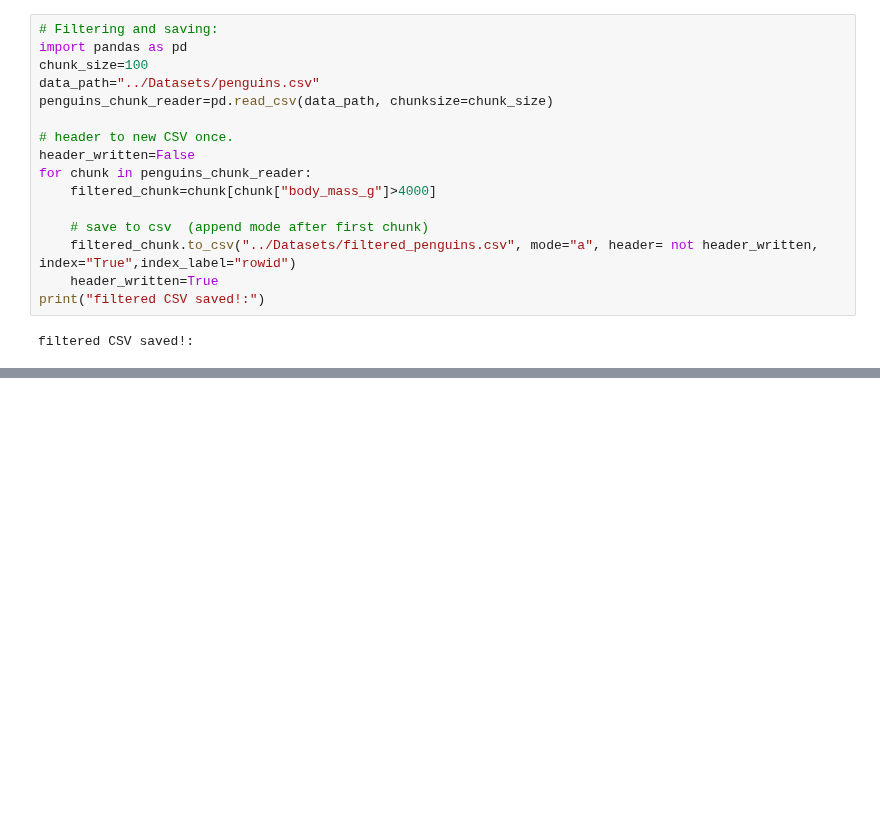
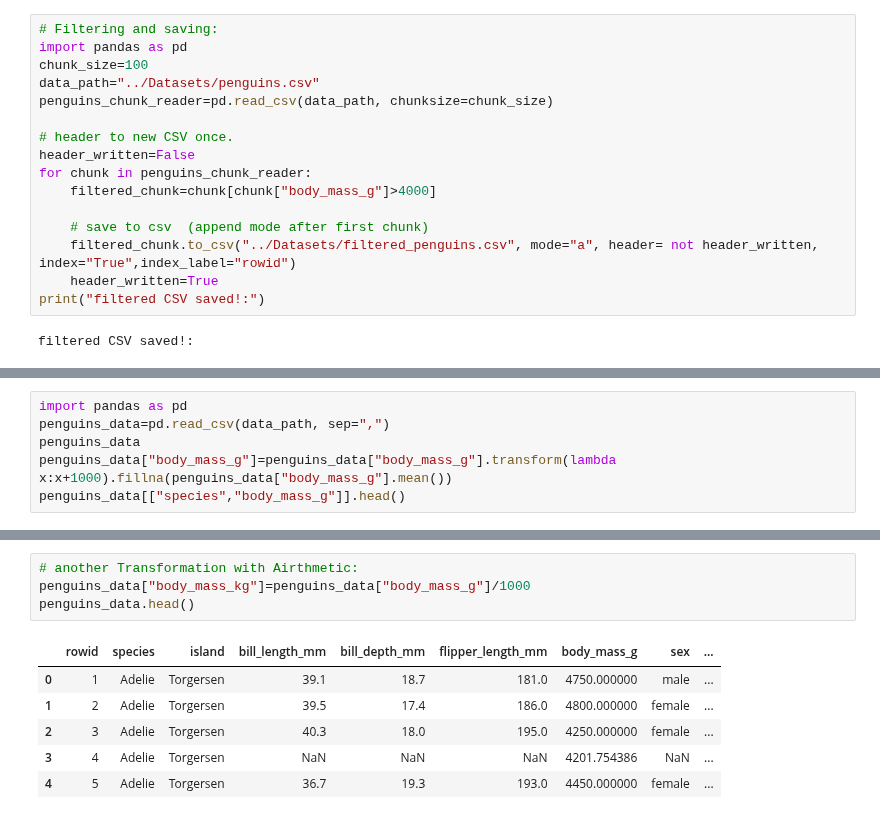
Before and after one commit to Praruj/Pandas_Practise_Portfolio, a Jupyter notebook: Notebooks/Pandas_01_Data_import.ipynb, the cells around one changed output, grey strips where cells are left out. Cells and saved outputs as stored; diff of their text form; blank space fills up the shorter version.

```diff
--- a/Notebooks/Pandas_01_Data_import.ipynb
+++ b/Notebooks/Pandas_01_Data_import.ipynb
@@ -203,0 +157,6 @@ filtered CSV saved!:
+# %%
+import pandas as pd
+penguins_data=pd.read_csv(data_path, sep=",")
+penguins_data
+penguins_data["body_mass_g"]=penguins_data["body_mass_g"].transform(lambda x:x+1000).fillna(penguins_data["body_mass_g"].mean())
+penguins_data[["species","body_mass_g"]].head()
@@ -203,0 +170,11 @@ filtered CSV saved!:
+# %%
+# another Transformation with Airthmetic:
+penguins_data["body_mass_kg"]=penguins_data["body_mass_g"]/1000
+penguins_data.head()
+# %% [output]
+|  | rowid | species | island | bill_length_mm | bill_depth_mm | flipper_length_mm | body_mass_g | sex | ... |
+| 0 | 1 | Adelie | Torgersen | 39.1 | 18.7 | 181.0 | 4750.000000 | male | ... |
+| 1 | 2 | Adelie | Torgersen | 39.5 | 17.4 | 186.0 | 4800.000000 | female | ... |
+| 2 | 3 | Adelie | Torgersen | 40.3 | 18.0 | 195.0 | 4250.000000 | female | ... |
+| 3 | 4 | Adelie | Torgersen | NaN | NaN | NaN | 4201.754386 | NaN | ... |
+| 4 | 5 | Adelie | Torgersen | 36.7 | 19.3 | 193.0 | 4450.000000 | female | ... |
```
Also changed, not shown: parts of 7 cells of this notebook, 2 other files.
